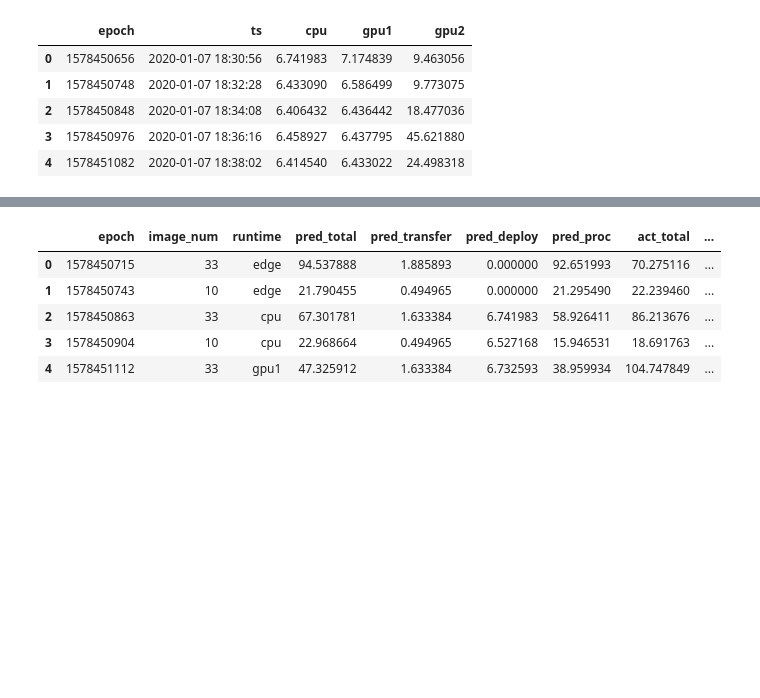
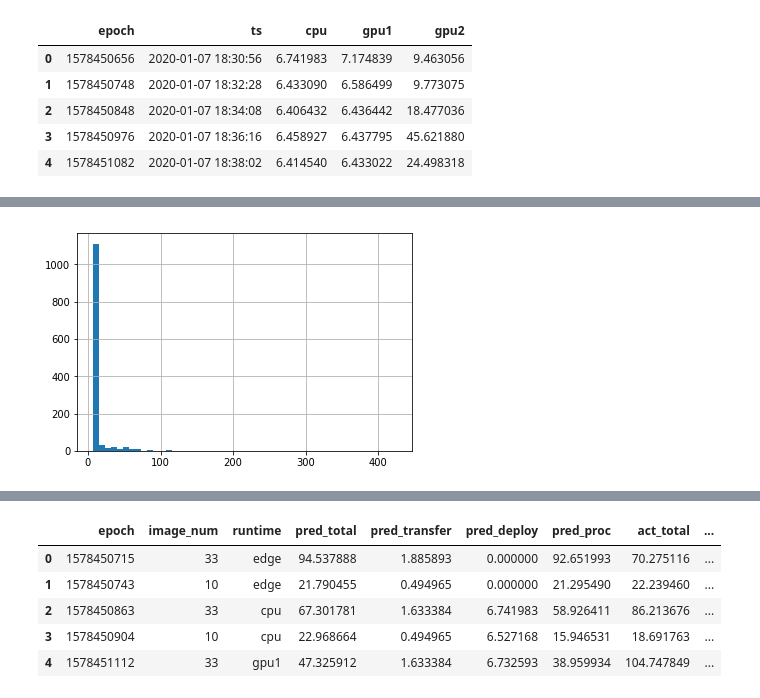
Before and after one commit to Heronalps/STOIC, a Jupyter notebook: jupyter/Time_Series_Error_Analysis.ipynb, the cells around one changed output, grey strips where cells are left out. Saved outputs shown, nothing was run; the diff lists cells and outputs as text; code cells hidden in the pictures; blank space fills up the shorter version.

```diff
--- a/jupyter/Time_Series_Error_Analysis.ipynb
+++ b/jupyter/Time_Series_Error_Analysis.ipynb
@@ -20,0 +31,4 @@ df_deploy.head()
+# %%
+histogram("gpu1", 50)
+# %% [output]
+[figure, added]
```
Also changed, not shown: parts of 41 cells of this notebook, 2 other files.
